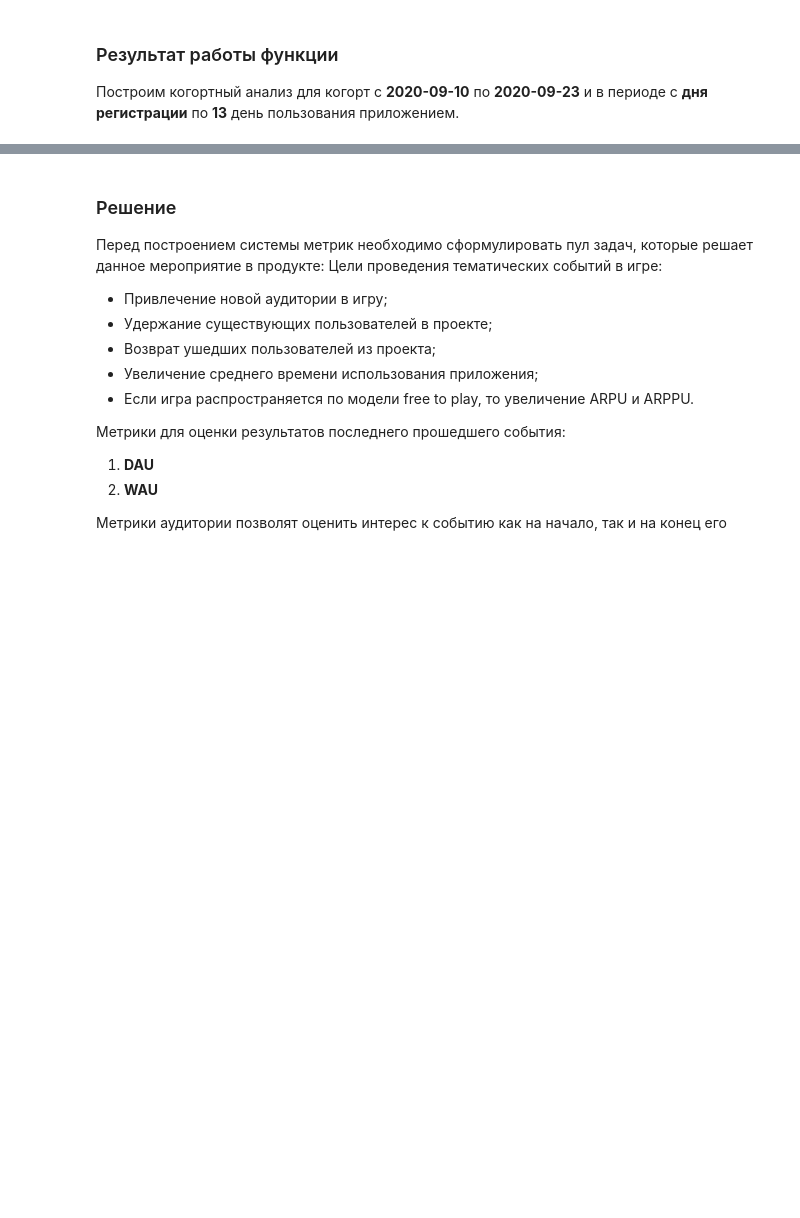
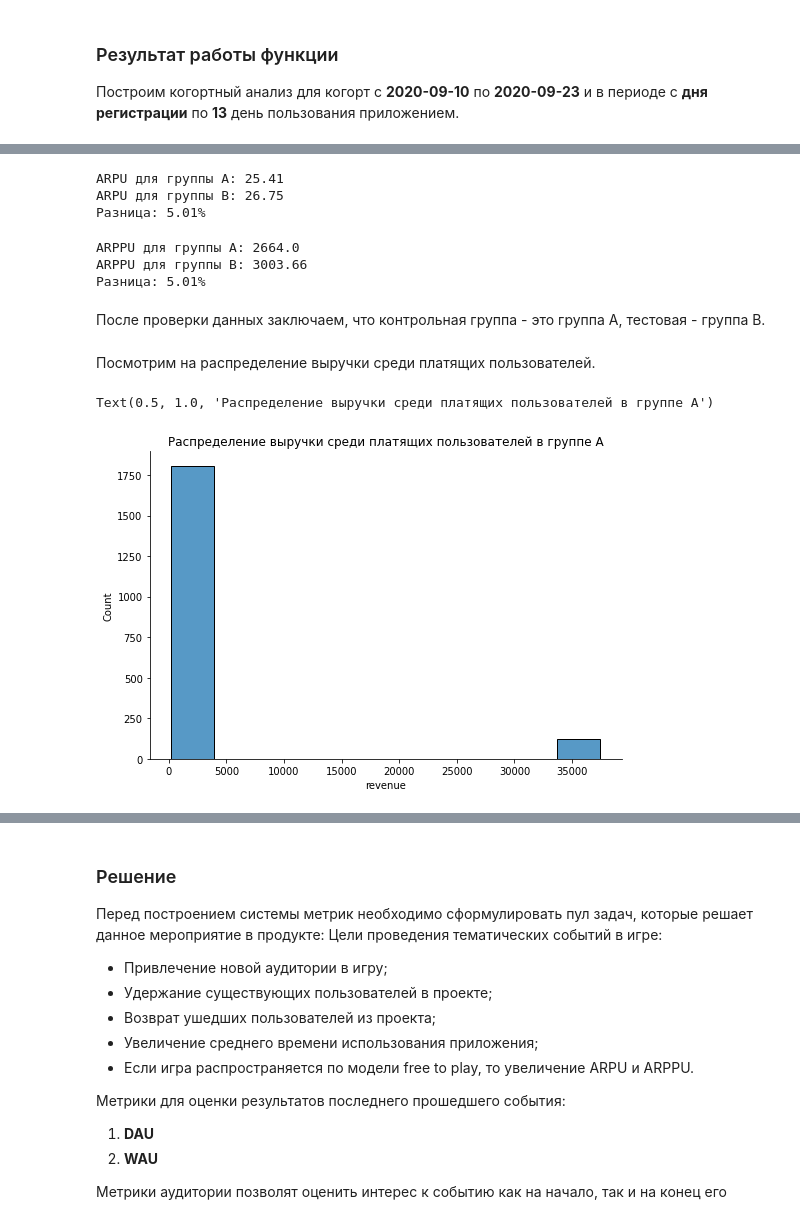
Before and after one commit to denis-abrashkin/abrashkin_analytics, a Jupyter notebook: gamedev_product_analysis.ipynb, the cells around one changed output, grey strips where cells are left out. Saved outputs shown, nothing was run; the diff lists cells and outputs as text; code cells hidden in the pictures; blank space fills up the shorter version.

```diff
--- a/gamedev_product_analysis.ipynb
+++ b/gamedev_product_analysis.ipynb
@@ -172,0 +195,2 @@ User retention by cohort
+# %%
+exp_data = pd.read_csv('https://getfile.dokpub.com/yandex/get/https://disk.yandex.ru/d/12gk_ATEeBZm4A', sep=';')
@@ -172,0 +228,42 @@ User retention by cohort
+# %%
+# Разбивка данных по группам
+exp_a = exp_data.query("testgroup == 'a'")
+exp_b = exp_data.query("testgroup == 'b'")
+
+# Разбивка данных по группам, включая только платящих пользователей
+exp_a_payment = exp_data.query("testgroup == 'a' and revenue != 0")
+exp_b_payment = exp_data.query("testgroup == 'b' and revenue != 0")
+# %%
+# Расчитаем ARPU для обеих групп, посмотрим на разницу
+arpu_a = round(exp_a.revenue.sum() / exp_a.revenue.count(), 2)
+arpu_b = round(exp_b.revenue.sum() / exp_b.revenue.count(), 2)
+arpu_diff = round((arpu_b - arpu_a) / arpu_b * 100, 2)
+print(f'ARPU для группы А: {arpu_a}')
+print(f'ARPU для группы B: {arpu_b}')
+print(f'Разница: {arpu_diff}%')
+# %% [output]
+ARPU для группы А: 25.41
+ARPU для группы B: 26.75
+Разница: 5.01%
+# %%
+# Расчитаем ARPPU для обеих групп, посмотрим на разницу
+arppu_a = round(exp_a_payment.revenue.sum() / exp_a_payment.revenue.count(), 2)
+arppu_b = round(exp_b_payment.revenue.sum() / exp_b_payment.revenue.count(), 2)
+arppu_diff = round((arpu_b - arpu_a) / arpu_b * 100, 2)
+print(f'ARPPU для группы А: {arppu_a}')
+print(f'ARPPU для группы B: {arppu_b}')
+print(f'Разница: {arppu_diff}%')
+# %% [output]
+ARPPU для группы А: 2664.0
+ARPPU для группы B: 3003.66
+Разница: 5.01%
+# %% [markdown]
+После проверки данных заключаем, что контрольная группа - это группа A, тестовая - группа B.
+# %% [markdown]
+Посмотрим на распределение выручки среди платящих пользователей.
+# %%
+sns.displot(exp_a_payment.revenue, aspect=1.5, bins=10)
+plt.title('Распределение выручки среди платящих пользователей в группе A')
+# %% [output]
+Text(0.5, 1.0, 'Распределение выручки среди платящих пользователей в группе A')
+[figure, added]
```
Also changed, not shown: parts of 46 cells of this notebook.
